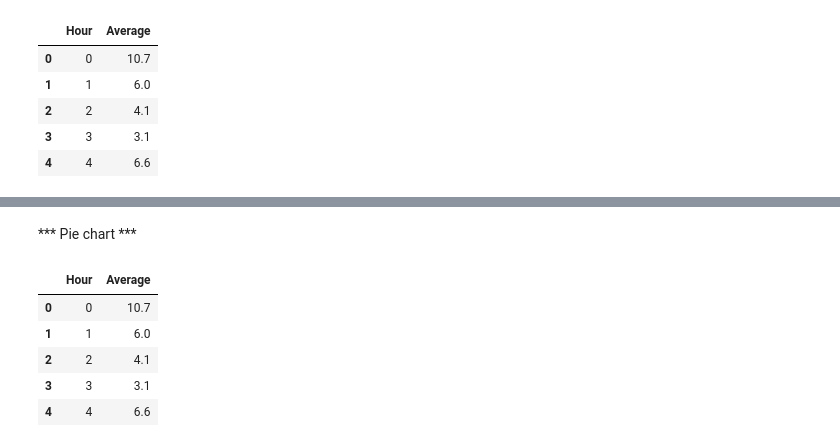
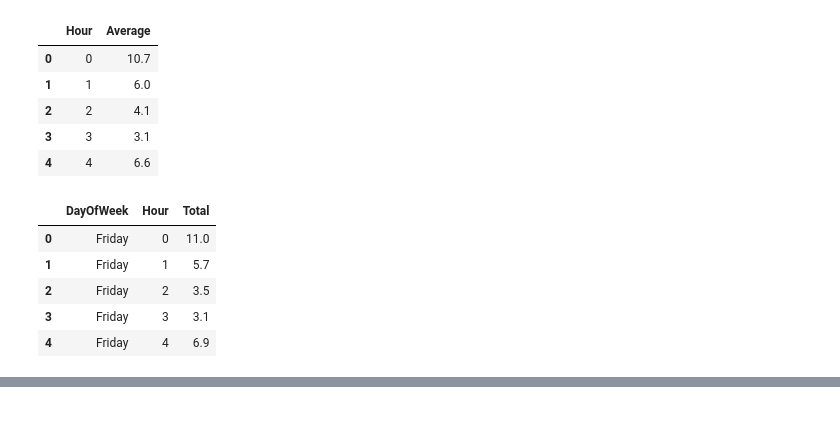
Before and after one commit to Akakiusz/fremont-bridge-cyclist-analysis, a Jupyter notebook: NETEBOOKS/analysis version 3.0 .ipynb, the cells around one changed output, grey strips where cells are left out. Drawn from its saved outputs; the diff is of its cells as text; code cells hidden in the pictures; blank space fills up the shorter version.

Commit message:
Update analysis version 3.0 .ipynb
test heatmap before adding to dashboard

```diff
--- a/NETEBOOKS/analysis version 3.0 .ipynb
+++ b/NETEBOOKS/analysis version 3.0 .ipynb
@@ -155,6 +155,22 @@ hourly_avg.head()
 | 2 | 2 | 4.1 |
 | 3 | 3 | 3.1 |
 | 4 | 4 | 6.6 |
+# %%
+# prepare data for heatmap - average cyclists by hour and day of week
+# following McQuaid (2026b) - group related metrics
+day_order = ['Monday', 'Tuesday', 'Wednesday', 'Thursday', 'Friday', 'Saturday', 'Sunday']
+
+heatmap_data = df.groupby(['DayOfWeek', 'Hour'])['Total'].mean().reset_index()
+heatmap_data['Total'] = heatmap_data['Total'].round(1)
+
+heatmap_data.head()
+# %% [output]
+|  | DayOfWeek | Hour | Total |
+| 0 | Friday | 0 | 11.0 |
+| 1 | Friday | 1 | 5.7 |
+| 2 | Friday | 2 | 3.5 |
+| 3 | Friday | 3 | 3.1 |
+| 4 | Friday | 4 | 6.9 |
 # %%
 # Import necessary libraries for styling, source: McQuaid (2026c) Styling Dash
 from dash import Dash, dcc, html, Input, Output
@@ -248,19 +288,3 @@ def update_chart(hour_range, direction):
 app.run(debug=True, jupyter_mode='inline')
 # %% [output]
 [interactive output not drawn]
-# %% [markdown]
- *** Pie chart ***
-# %%
-# prepare data for bar chart - average cyclists by hour of day, source: McQuaid (2026b) - group related metrics
-hourly_avg = df.groupby('Hour')['Total'].mean().reset_index()
-hourly_avg.columns = ['Hour', 'Average']
-hourly_avg['Average'] = hourly_avg['Average'].round(1)
-
-hourly_avg.head()
-# %% [output]
-|  | Hour | Average |
-| 0 | 0 | 10.7 |
-| 1 | 1 | 6.0 |
-| 2 | 2 | 4.1 |
-| 3 | 3 | 3.1 |
-| 4 | 4 | 6.6 |
```
Also changed, not shown: parts of 2 cells of this notebook.
